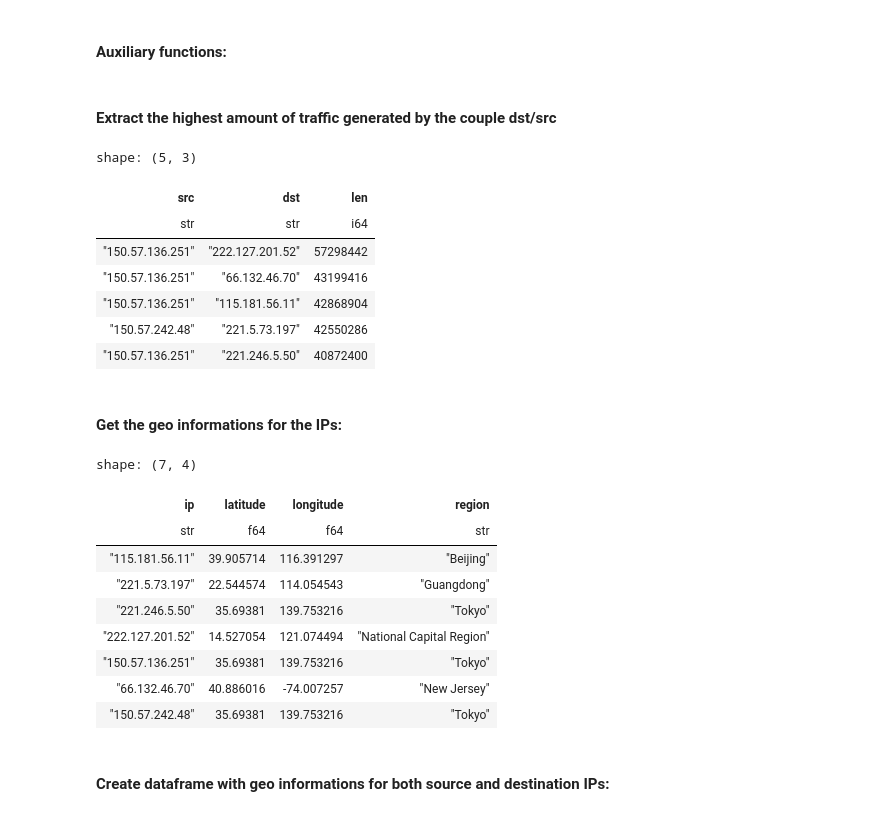
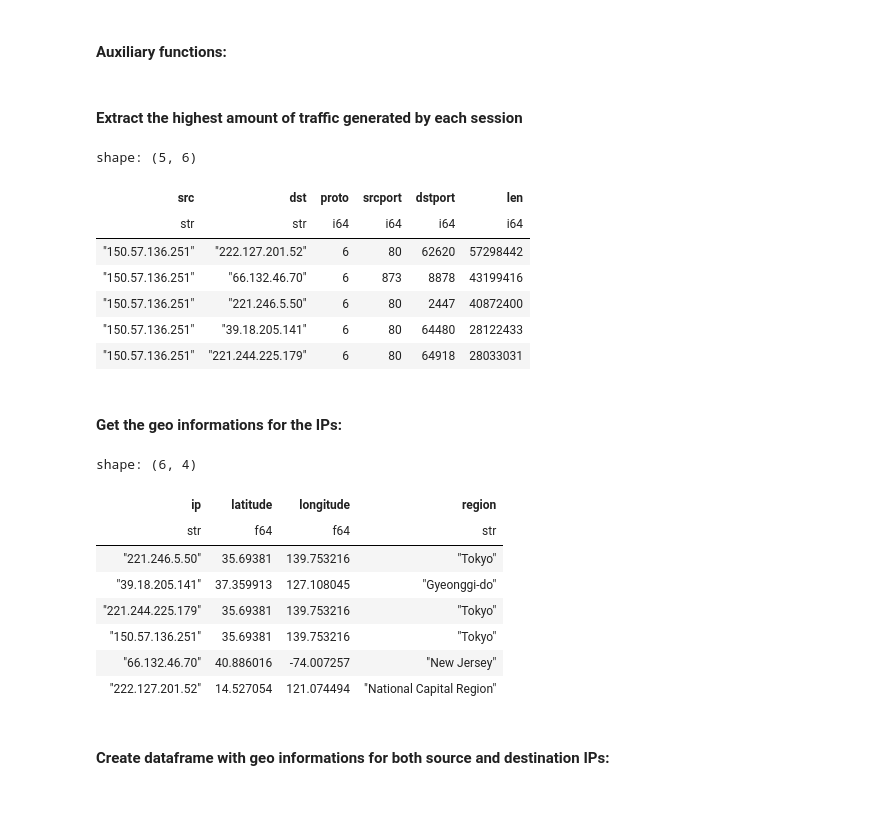
Before and after one commit to JRhin/pcap-analysis, a Jupyter notebook: main_notebook.ipynb, the cells around one changed output. Cells and saved outputs as stored; diff of their text form; code cells hidden in the pictures.

Commit message:
question 9 added plus change of session definition

```diff
--- a/main_notebook.ipynb
+++ b/main_notebook.ipynb
@@ -493,26 +493,26 @@ def geo_infos(dataframe: pl.DataFrame,
     temp = pl.DataFrame(info)
     return temp
 # %% [markdown]
-#### Extract the highest amount of traffic generated by the couple dst/src
+#### Extract the highest amount of traffic generated by each session
 # %%
 the_5_sessions_highest_traffic = (df
                                   .lazy()
-                                  .groupby(by=['src', 'dst'])
+                                  .groupby(by=['src', 'dst', 'proto', 'srcport', 'dstport'])
                                   .agg(pl.col('len').sum())
                                   .sort(by='len', descending=True)
                                   .head(5)).collect()
 
 with pl.Config(fmt_str_lengths=30):
     display(the_5_sessions_highest_traffic)
 # %% [output]
-shape: (5, 3)
+shape: (5, 6)
-| src | dst | len |
-| str | str | i64 |
-| "150.57.136.251" | "222.127.201.52" | 57298442 |
-| "150.57.136.251" | "66.132.46.70" | 43199416 |
-| "150.57.136.251" | "115.181.56.11" | 42868904 |
-| "150.57.242.48" | "221.5.73.197" | 42550286 |
-| "150.57.136.251" | "221.246.5.50" | 40872400 |
+| src | dst | proto | srcport | dstport | len |
+| str | str | i64 | i64 | i64 | i64 |
+| "150.57.136.251" | "222.127.201.52" | 6 | 80 | 62620 | 57298442 |
+| "150.57.136.251" | "66.132.46.70" | 6 | 873 | 8878 | 43199416 |
+| "150.57.136.251" | "221.246.5.50" | 6 | 80 | 2447 | 40872400 |
+| "150.57.136.251" | "39.18.205.141" | 6 | 80 | 64480 | 28122433 |
+| "150.57.136.251" | "221.244.225.179" | 6 | 80 | 64918 | 28033031 |
 # %% [markdown]
 #### Get the geo informations for the IPs:
 # %%
@@ -521,16 +521,15 @@ geo_inf_dataframe = geo_infos(the_5_sessions_highest_traffic, ['src', 'dst'])
 with pl.Config(fmt_str_lengths=30):
     display(geo_inf_dataframe)
 # %% [output]
-shape: (7, 4)
+shape: (6, 4)
 | ip | latitude | longitude | region |
 | str | f64 | f64 | str |
-| "115.181.56.11" | 39.905714 | 116.391297 | "Beijing" |
-| "221.5.73.197" | 22.544574 | 114.054543 | "Guangdong" |
 | "221.246.5.50" | 35.69381 | 139.753216 | "Tokyo" |
-| "222.127.201.52" | 14.527054 | 121.074494 | "National Capital Region" |
+| "39.18.205.141" | 37.359913 | 127.108045 | "Gyeonggi-do" |
+| "221.244.225.179" | 35.69381 | 139.753216 | "Tokyo" |
 | "150.57.136.251" | 35.69381 | 139.753216 | "Tokyo" |
 | "66.132.46.70" | 40.886016 | -74.007257 | "New Jersey" |
-| "150.57.242.48" | 35.69381 | 139.753216 | "Tokyo" |
+| "222.127.201.52" | 14.527054 | 121.074494 | "National Capital Region" |
 # %% [markdown]
 #### Create dataframe with geo informations for both source and destination IPs:
 # %%
```
Also changed, not shown: parts of 2 cells of this notebook.
